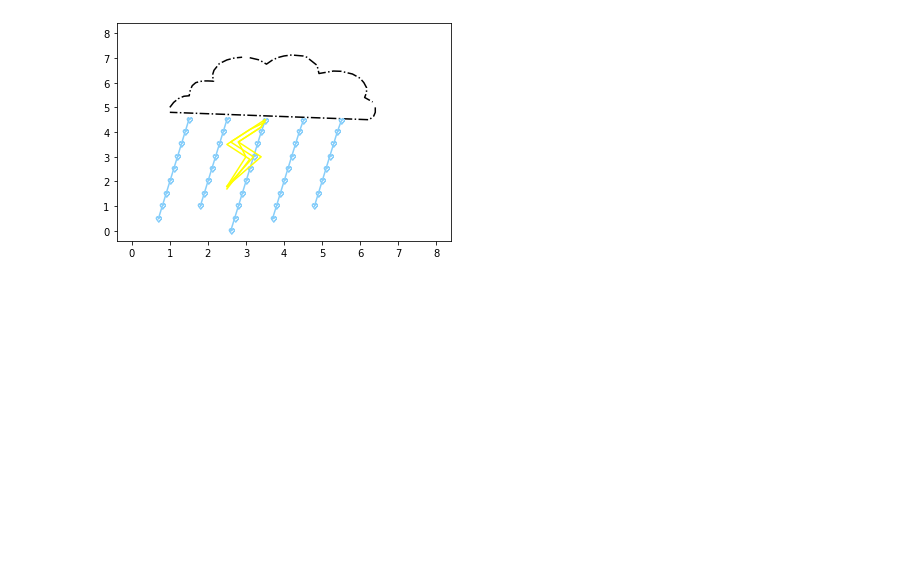
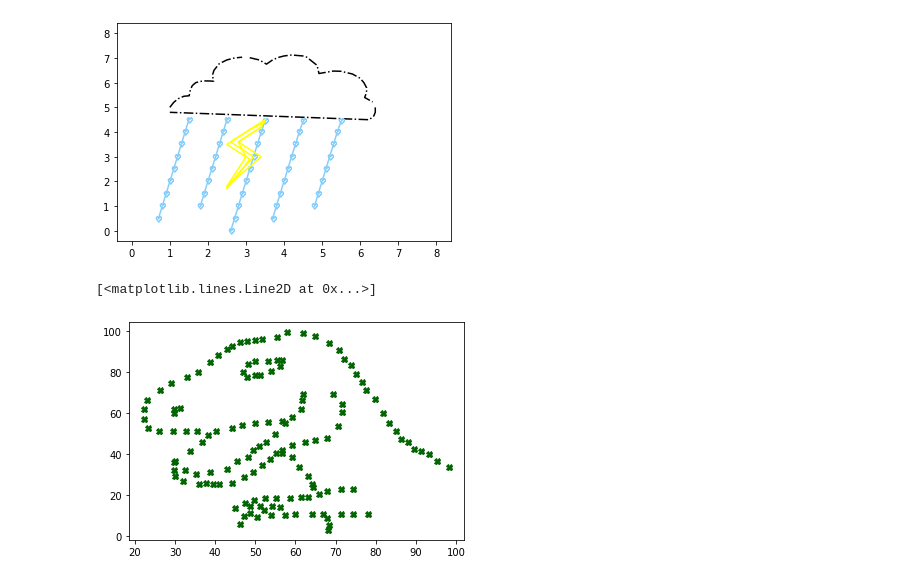
Before and after one commit to Wanita-8943/data_viz_2022, a Jupyter notebook: DataViz04_Data_Comparison.ipynb, the cells around one changed output. Saved outputs shown, nothing was run; the diff lists cells and outputs as text; code cells hidden in the pictures; blank space fills up the shorter version.

```diff
--- a/DataViz04_Data_Comparison.ipynb
+++ b/DataViz04_Data_Comparison.ipynb
@@ -179,3 +180,19 @@ plt.plot([2.5,3.4,2.8,3.1,3.4,3.5],[1.8,3,3.6,3.9,4.2,4.5],color='Yellow')
 # %% [output]
 [<matplotlib.lines.Line2D at 0x...>]
 [figure]
+# %%
+plt.plot([55.3846,51.5385,46.1538,42.8205,40.7692,38.7179,35.641,33.0769,28.9744,26.1538,23.0769,22.3077,22.3077,23.3333,25.8974,29.4872,32.8205,35.3846,40.2564,44.1026,46.6667,50,53.0769,56.6667,
+          59.2308,61.2821,61.5385,61.7949,57.4359,54.8718,52.5641,48.2051,49.4872,51.0256,45.3846,42.8205,38.7179,35.1282,32.5641,30,33.5897,36.6667,38.2051,29.7436,29.7436,30,32.0513,35.8974,41.0256,
+          44.1026,47.1795,49.4872,51.5385,53.5897,55.1282,56.6667,59.2308,62.3077,64.8718,67.9487,70.5128,71.5385,71.5385,69.4872,46.9231,48.2051,50,53.0769,55.3846,56.6667,56.1538,53.8462,51.2821,50,
+          47.9487,29.7436,29.7436,31.2821,57.9487,61.7949,64.8718,68.4615,70.7692,72.0513,73.8462,75.1282,76.6667,77.6923,79.7436,81.7949,83.3333,85.1282,86.4103,87.9487,89.4872,93.3333,95.3846,98.2051,
+          56.6667,59.2308,60.7692,63.0769,64.1026,64.359,74.359,71.2821,67.9487,65.8974,63.0769,61.2821,58.7179,55.1282,52.3077,49.7436,47.4359,44.8718,48.7179,51.2821,54.1026,56.1538,52.0513,48.7179,
+          47.1795,46.1538,50.5128,53.8462,57.4359,60,64.1026,66.9231,71.2821,74.359,78.2051,67.9487,68.4615,68.2051,37.6923,39.4872,91.2821,50,47.9487,44.1026],[97.1795,96.0256,94.4872,91.4103,88.3333,
+          84.8718,79.8718,77.5641,74.4872,71.4103,66.4103,61.7949,57.1795,52.9487,51.0256,51.0256,51.0256,51.4103,51.4103,52.9487,54.1026,55.2564,55.641,56.0256,57.9487,62.1795,66.4103,69.1026,55.2564,
+          49.8718,46.0256,38.3333,42.1795,44.1026,36.4103,32.5641,31.4103,30.2564,32.1795,36.7949,41.4103,45.641,49.1026,36.0256,32.1795,29.1026,26.7949,25.2564,25.2564,25.641,28.718,31.4103,34.8718,
+          37.5641,40.641,42.1795,44.4872,46.0256,46.7949,47.9487,53.718,60.641,64.4872,69.4872,79.8718,84.1026,85.2564,85.2564,86.0256,86.0256,82.9487,80.641,78.718,78.718,77.5641,59.8718,62.1795,
+          62.5641,99.4872,99.1026,97.5641,94.1026,91.0256,86.4103,83.3333,79.1026,75.2564,71.4103,66.7949,60.2564,55.2564,51.4103,47.5641,46.0256,42.5641,39.8718,36.7949,33.718,40.641,38.3333,33.718,
+          29.1026,25.2564,24.1026,22.9487,22.9487,22.1795,20.2564,19.1026,19.1026,18.3333,18.3333,18.3333,17.5641,16.0256,13.718,14.8718,14.8718,14.8718,14.1026,12.5641,11.0256,9.8718,6.0256,9.4872,
+          10.2564,10.2564,10.641,10.641,10.641,10.641,10.641,10.641,8.718,5.2564,2.9487,25.7692,25.3846,41.5385,95.7692,95,92.6923],'X',color='DarkGreen')
+# %% [output]
+[<matplotlib.lines.Line2D at 0x...>]
+[figure, added]
```
Also changed, not shown: parts of 1 cell of this notebook.
